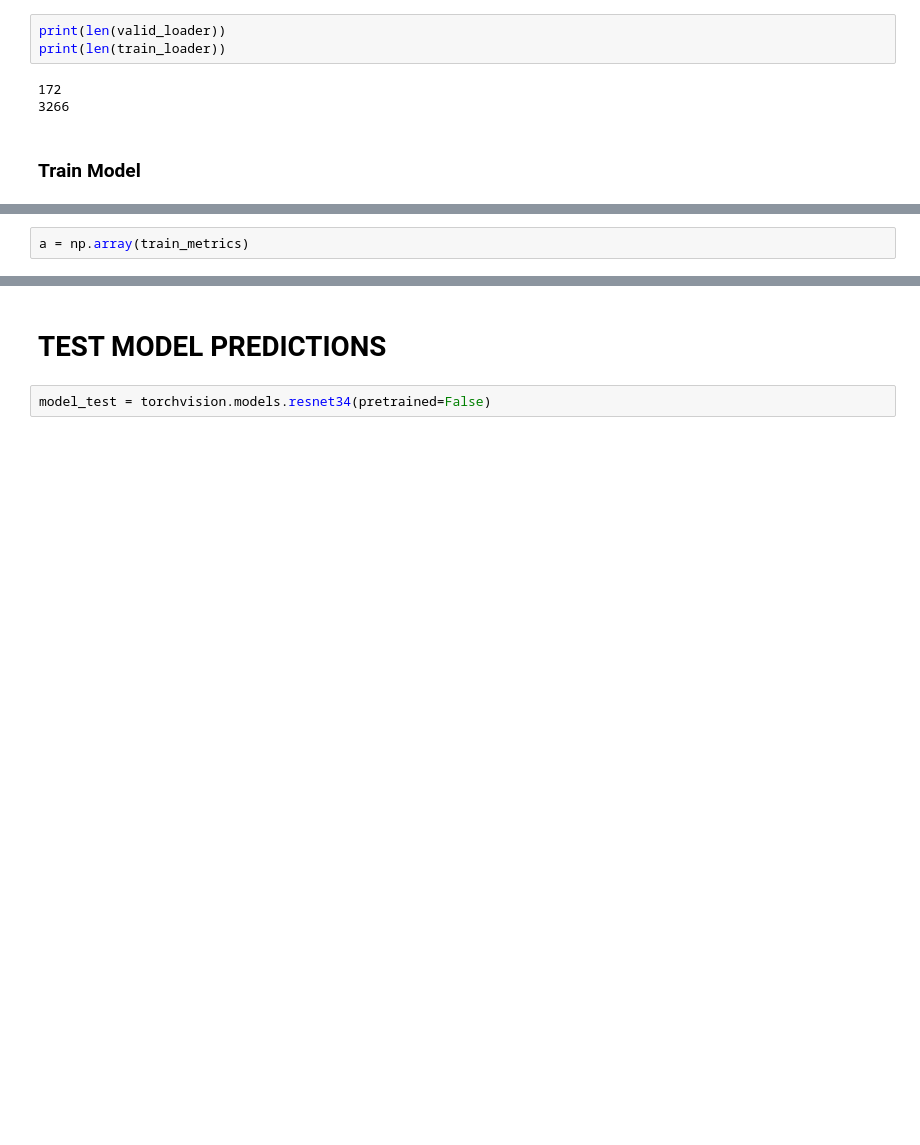
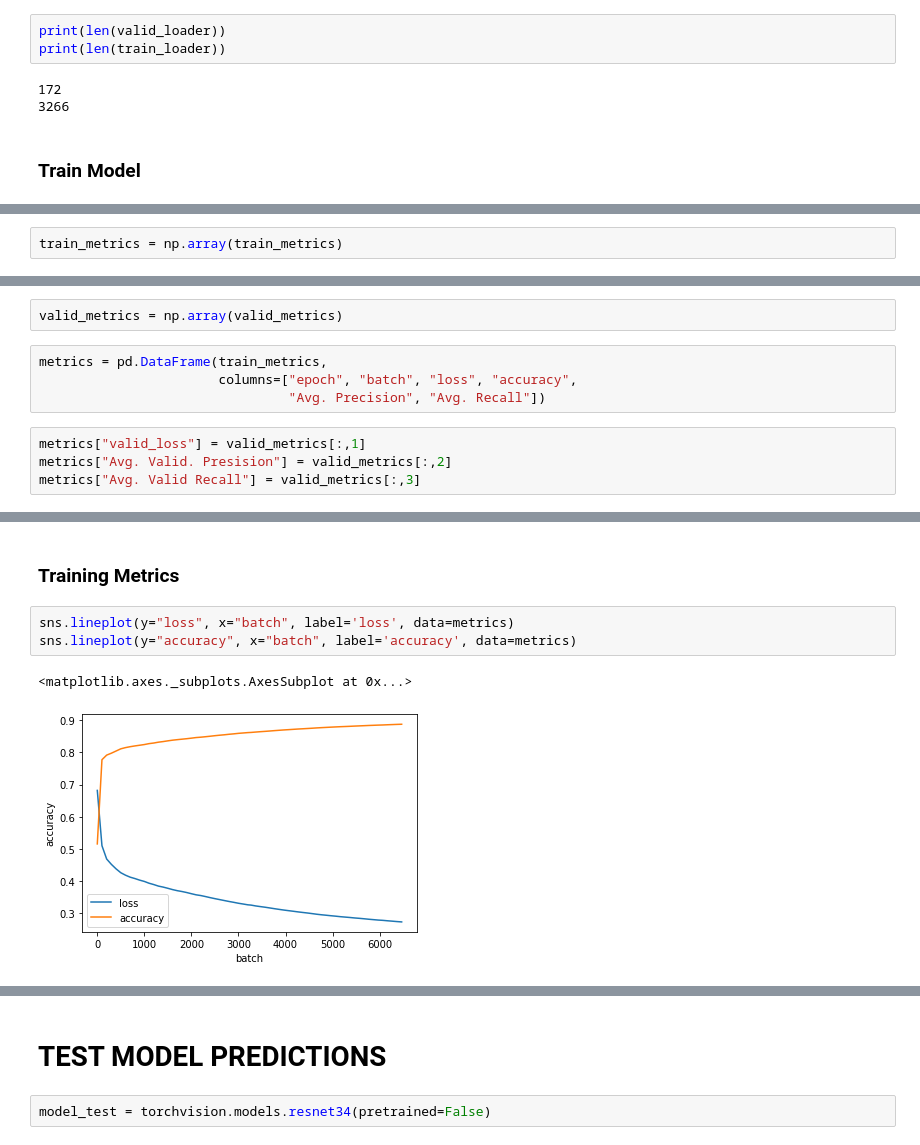
Before and after one commit to ErickDiaz/histopathologic-cancer-detection, a Jupyter notebook: code/train_model.ipynb, the cells around one changed output, grey strips where cells are left out. Drawn from its saved outputs; the diff is of its cells as text; blank space fills up the shorter version.

Commit message:
added training metrics graphs

```diff
--- a/code/train_model.ipynb
+++ b/code/train_model.ipynb
@@ -280,2 +284,2 @@ sns.lineplot(train_metrics)
 # %%
-a = np.array(train_metrics)
+train_metrics = np.array(train_metrics)
@@ -283,0 +286,10 @@ a[:,2]
+# %%
+valid_metrics = np.array(valid_metrics)
+# %%
+metrics = pd.DataFrame(train_metrics,
+                       columns=["epoch", "batch", "loss", "accuracy",
+                                "Avg. Precision", "Avg. Recall"])
+# %%
+metrics["valid_loss"] = valid_metrics[:,1]
+metrics["Avg. Valid. Presision"] = valid_metrics[:,2]
+metrics["Avg. Valid Recall"] = valid_metrics[:,3]
@@ -283,0 +305,8 @@ a[:,2]
+# %% [markdown]
+### Training Metrics
+# %%
+sns.lineplot(y="loss", x="batch", label='loss', data=metrics)
+sns.lineplot(y="accuracy", x="batch", label='accuracy', data=metrics)
+# %% [output]
+<matplotlib.axes._subplots.AxesSubplot at 0x...>
+[figure, added]
```
Also changed, not shown: parts of 21 cells of this notebook.
